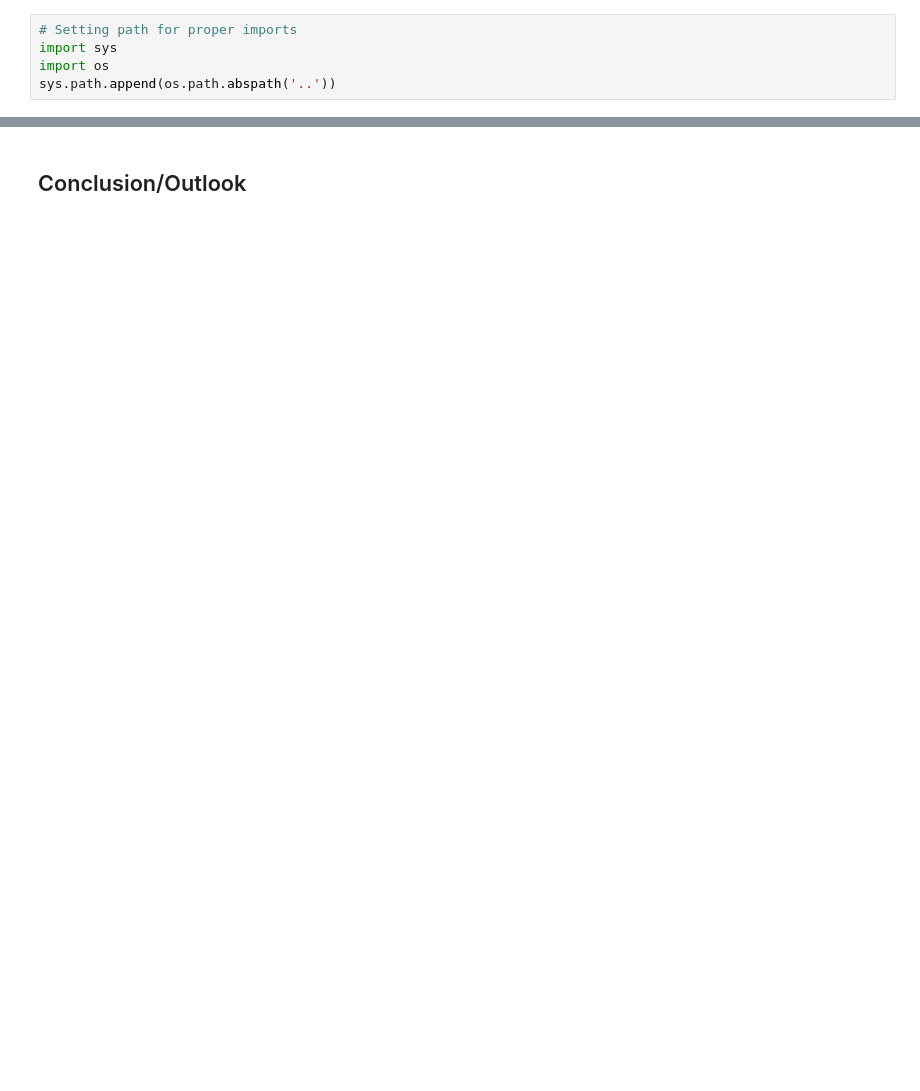
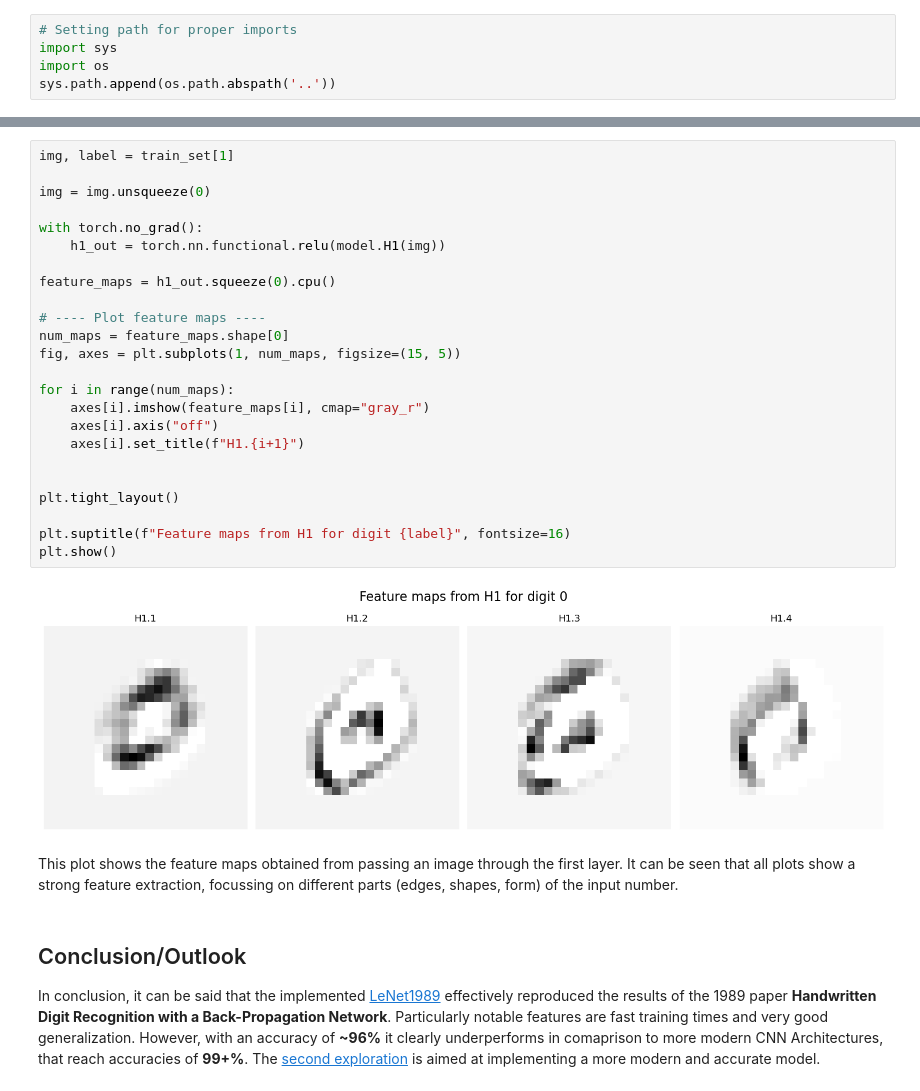
Before and after one commit to vic-rcu/DigitRecognition, a Jupyter notebook: notebooks/reprod.ipynb, the cells around one changed output, grey strips where cells are left out. Drawn from its saved outputs; the diff is of its cells as text; blank space fills up the shorter version.

```diff
--- a/notebooks/reprod.ipynb
+++ b/notebooks/reprod.ipynb
@@ -68,2 +169,32 @@ run a few tuning loops, train on 15 epochs with different parameters for lr and
+# %%
+img, label = train_set[1]
+
+img = img.unsqueeze(0)
+
+with torch.no_grad():
+    h1_out = torch.nn.functional.relu(model.H1(img))
+
+feature_maps = h1_out.squeeze(0).cpu()
+
+# ---- Plot feature maps ----
+num_maps = feature_maps.shape[0]
+fig, axes = plt.subplots(1, num_maps, figsize=(15, 5))
+
+for i in range(num_maps):
+    axes[i].imshow(feature_maps[i], cmap="gray_r")
+    axes[i].axis("off")
+    axes[i].set_title(f"H1.{i+1}")
+
+
+plt.tight_layout()
+
+plt.suptitle(f"Feature maps from H1 for digit {label}", fontsize=16)
+plt.show()
+# %% [output]
+[figure, added]
+# %% [markdown]
+This plot shows the feature maps obtained from passing an image through the first layer. It can be seen that all plots show a strong feature extraction, focussing on different parts (edges, shapes, form) of the input number.
 # %% [markdown]
 ## Conclusion/Outlook
+
+In conclusion, it can be said that the implemented [LeNet1989](../models/LeNet1989.py) effectively reproduced the results of the 1989 paper **Handwritten Digit Recognition with a Back-Propagation Network**. Particularly notable features are fast training times and very good generalization. However, with an accuracy of **~96%** it clearly underperforms in comaprison to more modern CNN Architectures, that reach accuracies of **99+%**. The [second exploration](mod_CNN.ipynb) is aimed at implementing a more modern and accurate model.
```
Also changed, not shown: parts of 17 cells of this notebook, 13 other files.
